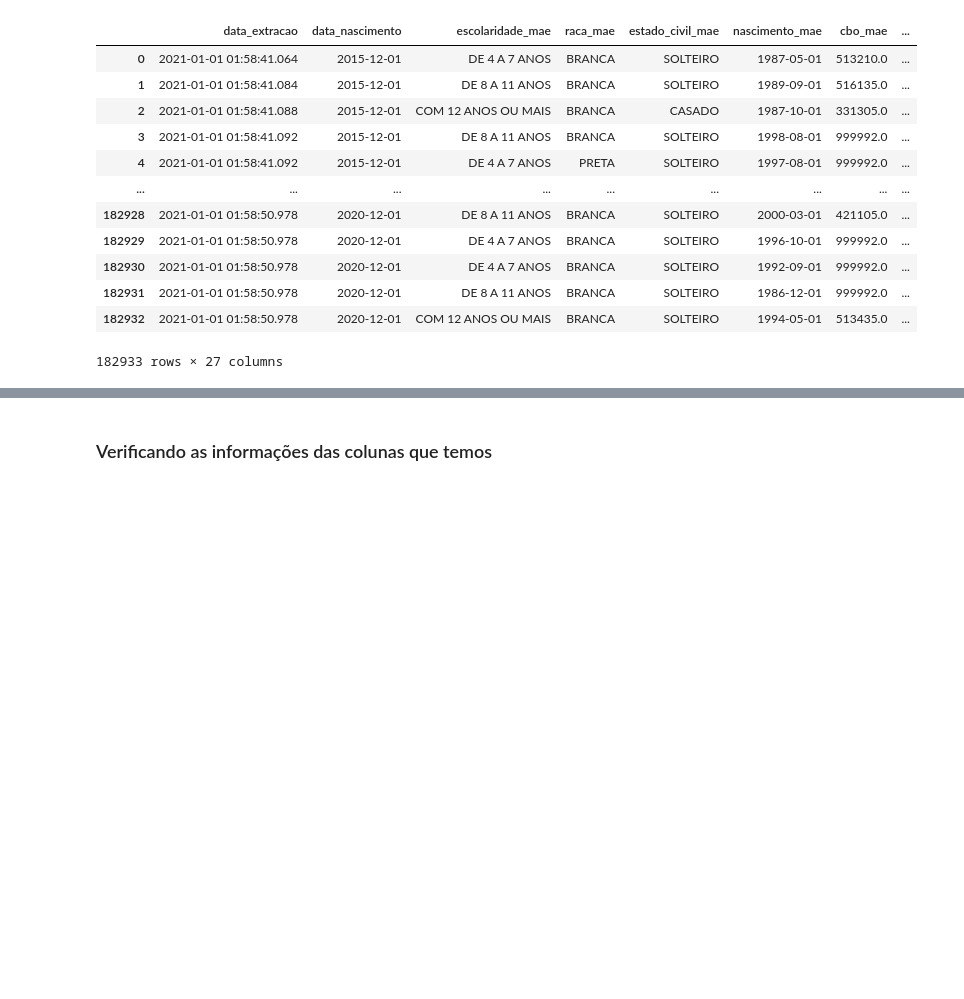
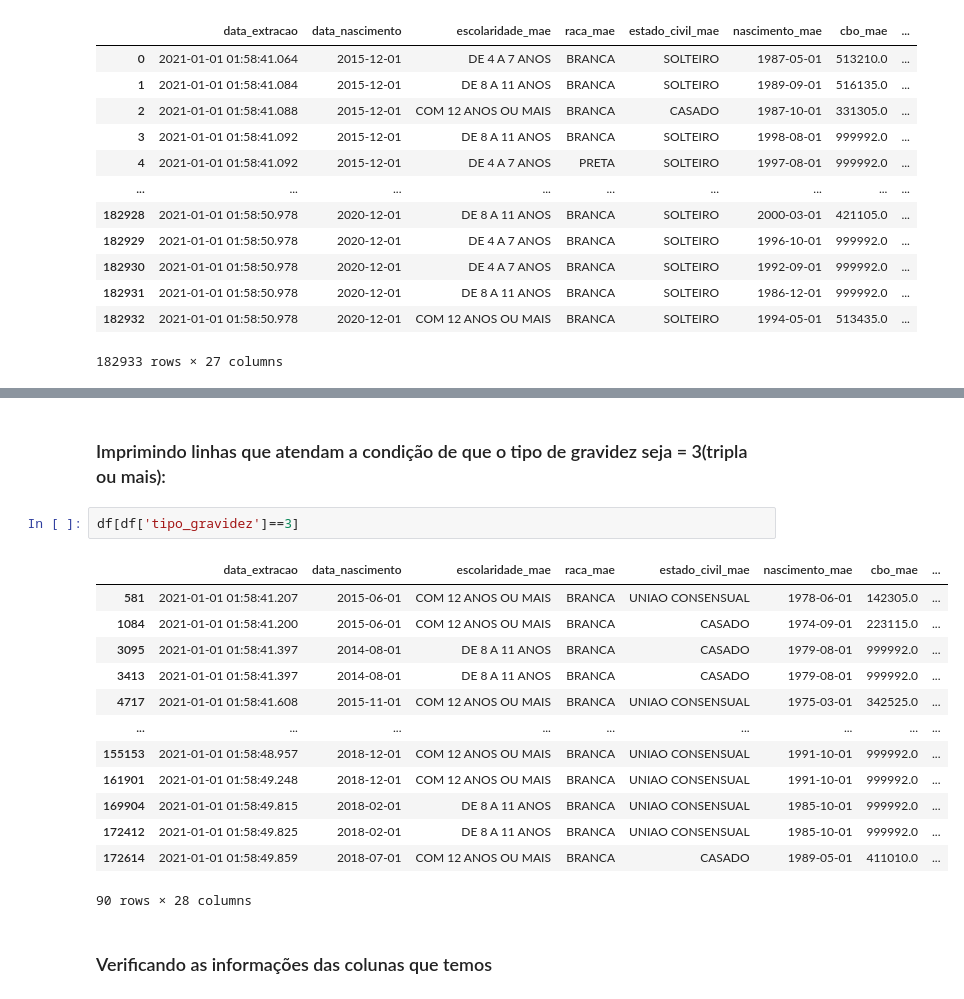
Before and after one commit to Matheuspompeo/Conjuntos-de-dados-do-Sistema-de-Informa-es-de-Nascidos-Vivos-SINASC-, a Jupyter notebook: sinasc_nascimentos.ipynb, the cells around one changed output, grey strips where cells are left out. Drawn from its saved outputs; the diff is of its cells as text; blank space fills up the shorter version.

```diff
--- a/sinasc_nascimentos.ipynb
+++ b/sinasc_nascimentos.ipynb
@@ -360,3 +384,21 @@ df
+# %% [markdown]
+### Imprimindo linhas que atendam a condição de que o tipo de gravidez seja = 3(tripla ou mais):
+# %%
+df[df['tipo_gravidez']==3]
+# %% [output]
+|  | data_extracao | data_nascimento | escolaridade_mae | raca_mae | estado_civil_mae | nascimento_mae | cbo_mae | ... |
+| 581 | 2021-01-01 01:58:41.207 | 2015-06-01 | COM 12 ANOS OU MAIS | BRANCA | UNIAO CONSENSUAL | 1978-06-01 | 142305.0 | ... |
+| 1084 | 2021-01-01 01:58:41.200 | 2015-06-01 | COM 12 ANOS OU MAIS | BRANCA | CASADO | 1974-09-01 | 223115.0 | ... |
+| 3095 | 2021-01-01 01:58:41.397 | 2014-08-01 | DE 8 A 11 ANOS | BRANCA | CASADO | 1979-08-01 | 999992.0 | ... |
+| 3413 | 2021-01-01 01:58:41.397 | 2014-08-01 | DE 8 A 11 ANOS | BRANCA | CASADO | 1979-08-01 | 999992.0 | ... |
+| 4717 | 2021-01-01 01:58:41.608 | 2015-11-01 | COM 12 ANOS OU MAIS | BRANCA | UNIAO CONSENSUAL | 1975-03-01 | 342525.0 | ... |
+| ... | ... | ... | ... | ... | ... | ... | ... | ... |
+| 155153 | 2021-01-01 01:58:48.957 | 2018-12-01 | COM 12 ANOS OU MAIS | BRANCA | UNIAO CONSENSUAL | 1991-10-01 | 999992.0 | ... |
+| 161901 | 2021-01-01 01:58:49.248 | 2018-12-01 | COM 12 ANOS OU MAIS | BRANCA | UNIAO CONSENSUAL | 1991-10-01 | 999992.0 | ... |
+| 169904 | 2021-01-01 01:58:49.815 | 2018-02-01 | DE 8 A 11 ANOS | BRANCA | UNIAO CONSENSUAL | 1985-10-01 | 999992.0 | ... |
+| 172412 | 2021-01-01 01:58:49.825 | 2018-02-01 | DE 8 A 11 ANOS | BRANCA | UNIAO CONSENSUAL | 1985-10-01 | 999992.0 | ... |
+| 172614 | 2021-01-01 01:58:49.859 | 2018-07-01 | COM 12 ANOS OU MAIS | BRANCA | CASADO | 1989-05-01 | 411010.0 | ... |
+90 rows × 28 columns
 # %% [markdown]
 ### Verificando as informações das colunas que temos
 # %%
```
Also changed, not shown: parts of 20 cells of this notebook.
